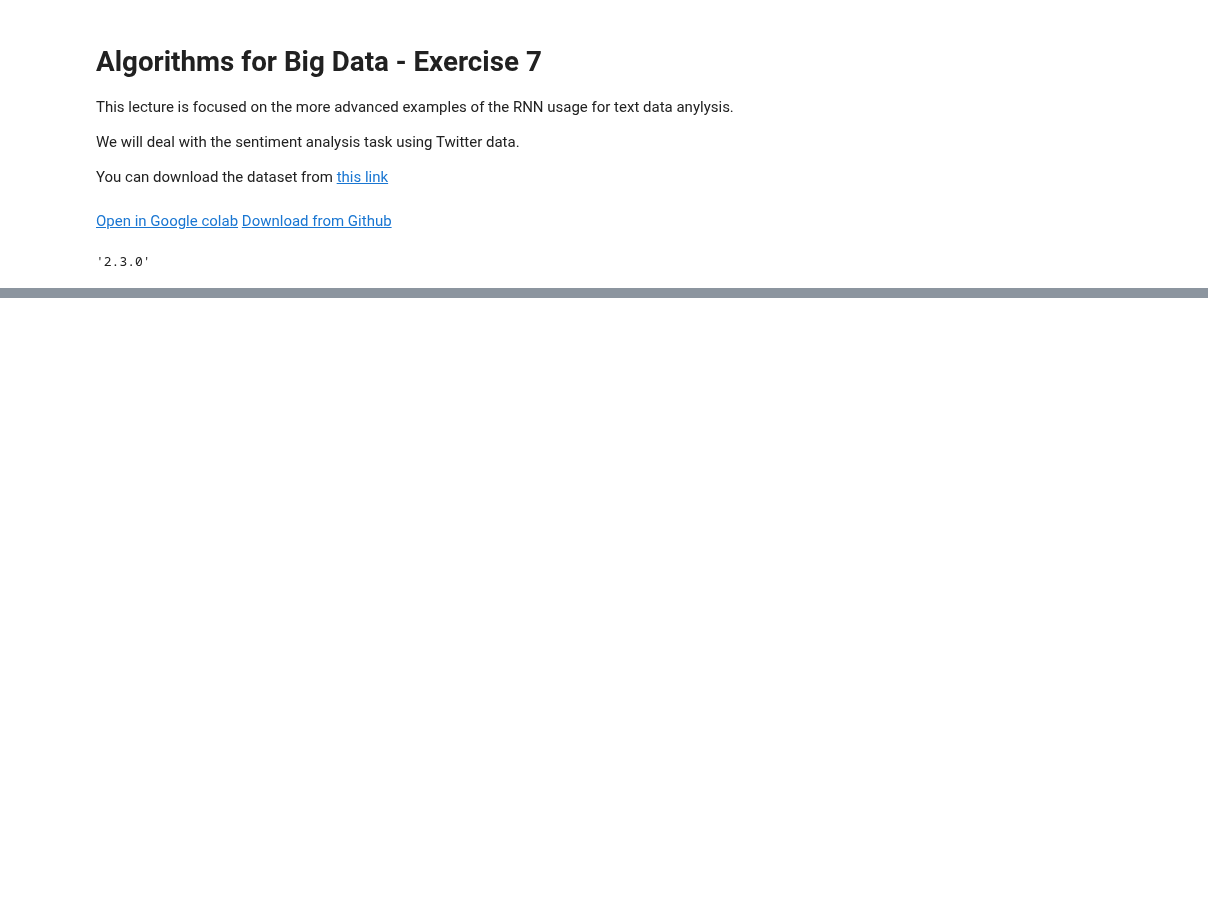
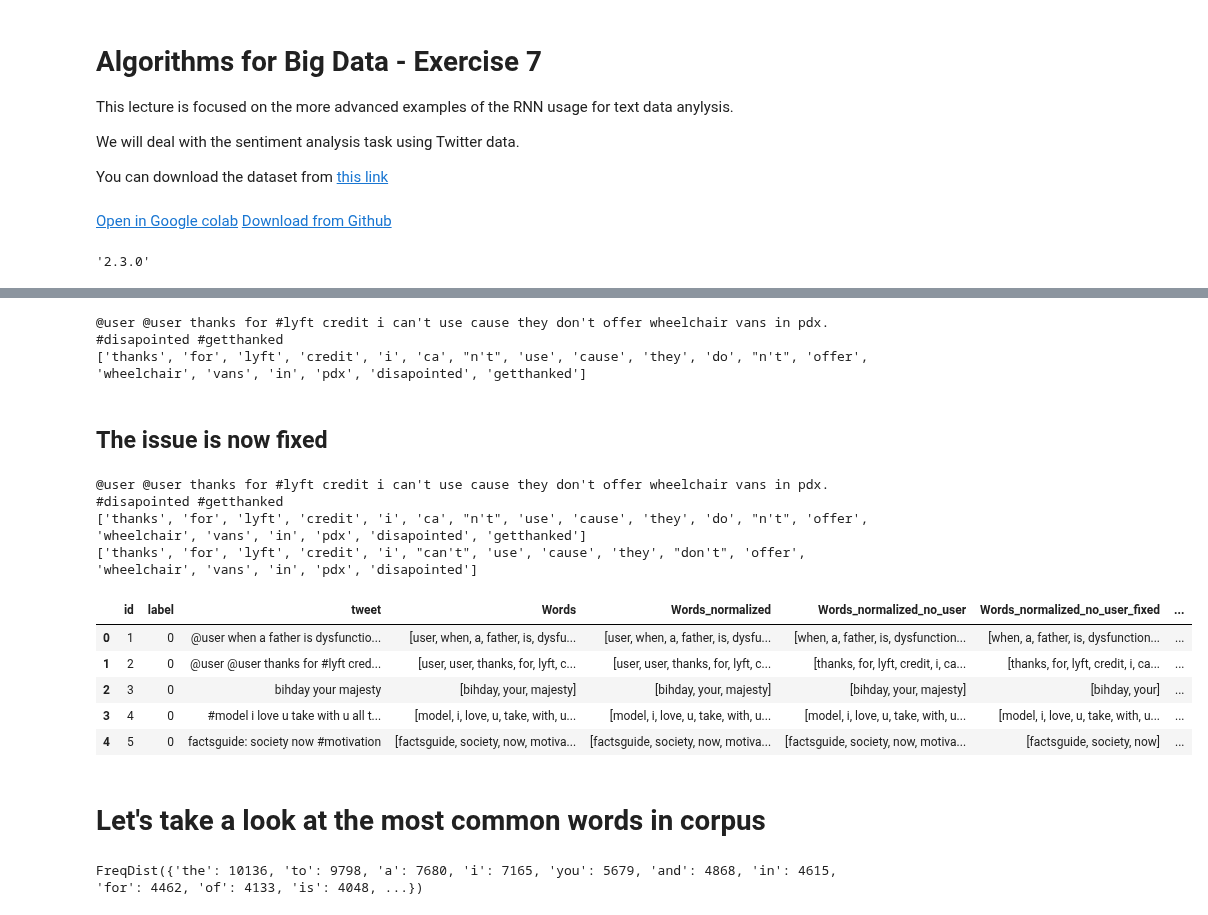
Before and after one commit to vojtechcima/2020-21-ARD, a Jupyter notebook: abd_07.ipynb, the cells around one changed output, grey strips where cells are left out. Drawn from its saved outputs; the diff is of its cells as text; code cells hidden in the pictures; blank space fills up the shorter version.

```diff
--- a/abd_07.ipynb
+++ b/abd_07.ipynb
@@ -411,0 +251,2 @@ show_forecasts(df_res)
+# %%
+df['Words_normalized_no_user'] = df['Words_normalized'].apply(lambda x: [y for y in x if 'user' not in y])
@@ -411,0 +265,41 @@ show_forecasts(df_res)
+# %%
+print(df.tweet.iloc[1])
+print(df.Words_normalized_no_user.iloc[1])
+# %% [output]
+@user @user thanks for #lyft credit i can't use cause they don't offer wheelchair vans in pdx.    #disapointed #getthanked
+['thanks', 'for', 'lyft', 'credit', 'i', 'ca', "n't", 'use', 'cause', 'they', 'do', "n't", 'offer', 'wheelchair', 'vans', 'in', 'pdx', 'disapointed', 'getthanked']
+# %%
+def fix_nt(words):
+    st_res = []
+    for i in range(0, len(words) - 1):
+        if words[i+1] == "n't" or words[i+1] == "nt":
+            st_res.append(words[i]+("n't"))
+        else:
+            if words[i] != "n't" and words[i] != "nt":
+                st_res.append(words[i])
+    return st_res
+# %%
+df['Words_normalized_no_user_fixed'] = df['Words_normalized_no_user'].apply(fix_nt)
+# %% [markdown]
+## The issue is now fixed
+# %%
+print(df.tweet.iloc[1])
+print(df.Words_normalized_no_user.iloc[1])
+print(df.Words_normalized_no_user_fixed.iloc[1])
+# %% [output]
+@user @user thanks for #lyft credit i can't use cause they don't offer wheelchair vans in pdx.    #disapointed #getthanked
+['thanks', 'for', 'lyft', 'credit', 'i', 'ca', "n't", 'use', 'cause', 'they', 'do', "n't", 'offer', 'wheelchair', 'vans', 'in', 'pdx', 'disapointed', 'getthanked']
+['thanks', 'for', 'lyft', 'credit', 'i', "can't", 'use', 'cause', 'they', "don't", 'offer', 'wheelchair', 'vans', 'in', 'pdx', 'disapointed']
+# %%
+df['Clean_text'] = df['Words_normalized_no_user_fixed'].apply(lambda x: " ".join(x))
+# %%
+df.head()
+# %% [output]
+|  | id | label | tweet | Words | Words_normalized | Words_normalized_no_user | Words_normalized_no_user_fixed | ... |
+| 0 | 1 | 0 | @user when a father is dysfunctio... | [user, when, a, father, is, dysfu... | [user, when, a, father, is, dysfu... | [when, a, father, is, dysfunction... | [when, a, father, is, dysfunction... | ... |
+| 1 | 2 | 0 | @user @user thanks for #lyft cred... | [user, user, thanks, for, lyft, c... | [user, user, thanks, for, lyft, c... | [thanks, for, lyft, credit, i, ca... | [thanks, for, lyft, credit, i, ca... | ... |
+| 2 | 3 | 0 | bihday your majesty | [bihday, your, majesty] | [bihday, your, majesty] | [bihday, your, majesty] | [bihday, your] | ... |
+| 3 | 4 | 0 | #model i love u take with u all t... | [model, i, love, u, take, with, u... | [model, i, love, u, take, with, u... | [model, i, love, u, take, with, u... | [model, i, love, u, take, with, u... | ... |
+| 4 | 5 | 0 | factsguide: society now #motivation | [factsguide, society, now, motiva... | [factsguide, society, now, motiva... | [factsguide, society, now, motiva... | [factsguide, society, now] | ... |
+# %% [markdown]
+# Let's take a look at the most common words in corpus
@@ -411,0 +312,4 @@ show_forecasts(df_res)
+# %%
+dist
+# %% [output]
+FreqDist({'the': 10136, 'to': 9798, 'a': 7680, 'i': 7165, 'you': 5679, 'and': 4868, 'in': 4615, 'for': 4462, 'of': 4133, 'is': 4048, ...})
```
Also changed, not shown: parts of 116 cells of this notebook.
